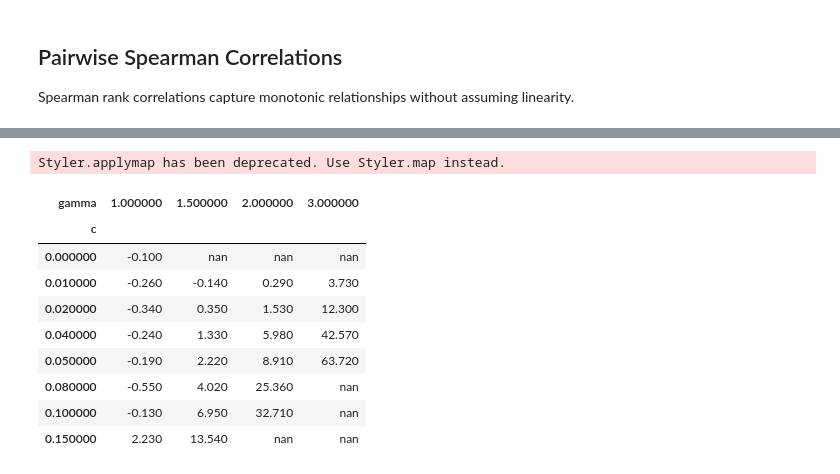
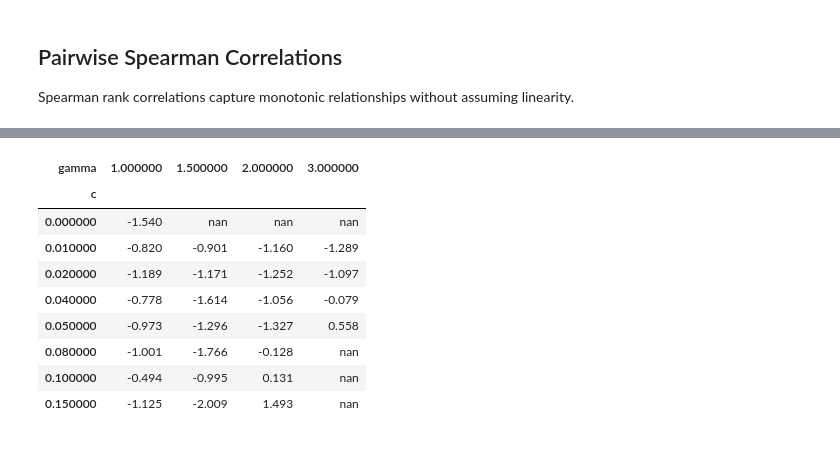
Before and after one commit to ithakis/DRL-Swing-Options, a Jupyter notebook: Jupyter Notebooks/Convex_Costs_Relationships.ipynb, the cells around one changed output, grey strips where cells are left out. Cells and saved outputs as stored; diff of their text form; code cells hidden in the pictures.

```diff
--- a/Jupyter Notebooks/Convex_Costs_Relationships.ipynb
+++ b/Jupyter Notebooks/Convex_Costs_Relationships.ipynb
@@ -59,35 +66,30 @@ import numpy as np
 import pandas as pd
 import statsmodels.formula.api as smf
 
-# Use a renderer that loads MathJax (ensures LaTeX is rendered).
-# Alternatives: "notebook_connected", "iframe_connected", "jupyterlab" (depending on your environment).
 pio.renderers.default = "notebook_connected"
 
-# --- Layout setup (tighter & balanced) ---
 fig_plotly = make_subplots(
     rows=2, cols=2,
-    subplot_titles=['PctDiff vs c', 'PctDiff vs gamma', '', ''],
+    subplot_titles=[f'{benchmark_col} vs c', f'{benchmark_col} vs gamma', '', ''],
     shared_yaxes=True,
-    vertical_spacing=0.10,        # increased value for more space
+    vertical_spacing=0.10,
     row_heights=[0.84, 0.16]
 )
 
 palette = qualitative.Plotly + qualitative.Safe
 
 for idx, x_col in enumerate(['c', 'gamma'], start=1):
-    # Color by the latent variable (gamma for left, c for right)
     color_var = 'gamma' if x_col == 'c' else 'c'
     unique_values = sorted(df[color_var].unique())
     palette_iter = cycle(palette)
     color_map = {val: next(palette_iter) for val in unique_values}
 
-    # Scatter points by category with fixed colors
     for val in unique_values:
         mask = df[color_var] == val
         fig_plotly.add_trace(
             go.Scatter(
                 x=df.loc[mask, x_col],
-                y=df.loc[mask, 'PctDiff'],
+                y=df.loc[mask, benchmark_col],
                 mode='markers',
                 marker=dict(size=8, color=color_map[val]),
                 hoverinfo='skip',
@@ -96,17 +98,15 @@ for idx, x_col in enumerate(['c', 'gamma'], start=1):
             row=1, col=idx
         )
 
-    # Simple linear trend + ±1 SE band
     x_range = np.linspace(df[x_col].min(), df[x_col].max(), 200)
     pred_frame = pd.DataFrame({x_col: x_range})
-    trend_fit = smf.ols(f'PctDiff ~ {x_col}', data=df).fit()
+    trend_fit = smf.ols(f'{benchmark_col} ~ {x_col}', data=df).fit()
     pred_summary = trend_fit.get_prediction(pred_frame).summary_frame()
     mean = pred_summary['mean']
     se = pred_summary['mean_se']
     upper = mean + se
     lower = mean - se
 
-    # ±1 SE shaded band
     fig_plotly.add_trace(
         go.Scatter(
             x=np.concatenate([x_range, x_range[::-1]]),
@@ -121,7 +121,6 @@ for idx, x_col in enumerate(['c', 'gamma'], start=1):
         row=1, col=idx
     )
 
-    # Mean line
     fig_plotly.add_trace(
         go.Scatter(
             x=x_range, y=mean, mode='lines',
@@ -131,10 +130,8 @@ for idx, x_col in enumerate(['c', 'gamma'], start=1):
         row=1, col=idx
     )
 
-    # Axis titles for top row
     fig_plotly.update_xaxes(title_text=x_col, row=1, col=idx)
 
-    # Legend panels (compact horizontal layout)
     legend_x = list(range(len(unique_values)))
     legend_y = [0] * len(unique_values)
     legend_colors = [color_map[v] for v in unique_values]
@@ -151,25 +148,21 @@ for idx, x_col in enumerate(['c', 'gamma'], start=1):
         row=2, col=idx
     )
 
-    # Title for legend panel (lowered so it doesn't push layout)
     fig_plotly.add_annotation(
         x=0.5, y=1.02, xref=f'x{idx+2} domain', yref='y domain',
         text=f"<b>{color_var}</b>", showarrow=False, font=dict(size=12),
         row=2, col=idx
     )
 
-    # Hide axes in legend panels
     fig_plotly.update_xaxes(visible=False, row=2, col=idx)
     fig_plotly.update_yaxes(visible=False, row=2, col=idx)
 
-# --- Shared y-axis label (proper LaTeX) ---
-y_axis_title = r"$PctDiff = \frac{\mathrm{RL} - \mathrm{LSM}}{|\mathrm{LSM}|}$"
+y_axis_title = rf"${benchmark_col} = \frac{{\mathrm{{RL}} - \mathrm{{LSM_{{full}}}}}}{{\mathrm{{LSM_{{full}}}}}}$"
 fig_plotly.update_yaxes(title_text=y_axis_title, row=1, col=1, title_standoff=14, automargin=True)
 
-# --- Global layout ---
 fig_plotly.update_layout(
     title=dict(
-        text='RL vs LSM Pricing Gap under Convex Costs',
+        text='RL vs LSM_full Pricing Gap under Convex Costs',
         x=0.5, xanchor='center',
         y=0.98, yanchor='top',
         pad=dict(t=2, b=0)
@@ -180,12 +173,10 @@ fig_plotly.update_layout(
     font=dict(size=12)
 )
 
-# Improve axis-label spacing
 fig_plotly.update_xaxes(title_standoff=10, row=1, col=1)
 fig_plotly.update_xaxes(title_standoff=10, row=1, col=2)
 fig_plotly.update_yaxes(title_standoff=14, row=1, col=1)
 
-# Show with renderer that loads MathJax
 fig_plotly.show(renderer="jupyterlab")
 # %% [markdown]
 ## Robust Linear Model
@@ -274,44 +266,33 @@ array([0.43229988, 0.06901261, 0.54573621, 0.0111921 ])
 # %%
 pctdiff_pivot = (
-    df.pivot_table(index='c', columns='gamma', values='PctDiff', aggfunc='mean')
+    df.pivot_table(index='c', columns='gamma', values=benchmark_col, aggfunc='mean')
       .sort_index()
       .reindex(sorted(df['gamma'].unique()), axis=1)
 )
 
 abs_max = np.nanmax(np.abs(pctdiff_pivot.values))
-styled_pivot = (
-    pctdiff_pivot.round(3)
-    .style.format(precision=3)
-    .background_gradient(cmap='coolwarm', axis=None, vmin=-abs_max, vmax=abs_max)
-)
-ctdiff_pivot = (
-    df.pivot_table(index='c', columns='gamma', values='PctDiff', aggfunc='mean')
-      .sort_index()
-      .reindex(sorted(df['gamma'].unique()), axis=1)
-)
 
 def border_color(val):
     if pd.isna(val):
         return ''
     color = 'green' if val > 0 else 'red'
     return f'border: 2px solid {color};'
 
 styled_pivot = (
     pctdiff_pivot.round(3)
     .style.format(precision=3)
     .background_gradient(cmap='coolwarm', axis=None, vmin=-abs_max, vmax=abs_max)
-    .applymap(border_color)
+    .map(border_color)
 )
 styled_pivot
 # %% [output]
-Styler.applymap has been deprecated. Use Styler.map instead.
 | gamma | 1.000000 | 1.500000 | 2.000000 | 3.000000 |
 | c |  |  |  |  |
-| 0.000000 | -0.100 | nan | nan | nan |
-| 0.010000 | -0.260 | -0.140 | 0.290 | 3.730 |
-| 0.020000 | -0.340 | 0.350 | 1.530 | 12.300 |
-| 0.040000 | -0.240 | 1.330 | 5.980 | 42.570 |
-| 0.050000 | -0.190 | 2.220 | 8.910 | 63.720 |
-| 0.080000 | -0.550 | 4.020 | 25.360 | nan |
-| 0.100000 | -0.130 | 6.950 | 32.710 | nan |
-| 0.150000 | 2.230 | 13.540 | nan | nan |
+| 0.000000 | -1.540 | nan | nan | nan |
+| 0.010000 | -0.820 | -0.901 | -1.160 | -1.289 |
+| 0.020000 | -1.189 | -1.171 | -1.252 | -1.097 |
+| 0.040000 | -0.778 | -1.614 | -1.056 | -0.079 |
+| 0.050000 | -0.973 | -1.296 | -1.327 | 0.558 |
+| 0.080000 | -1.001 | -1.766 | -0.128 | nan |
+| 0.100000 | -0.494 | -0.995 | 0.131 | nan |
+| 0.150000 | -1.125 | -2.009 | 1.493 | nan |
```
Also changed, not shown: parts of 11 cells of this notebook, 37 other files.
